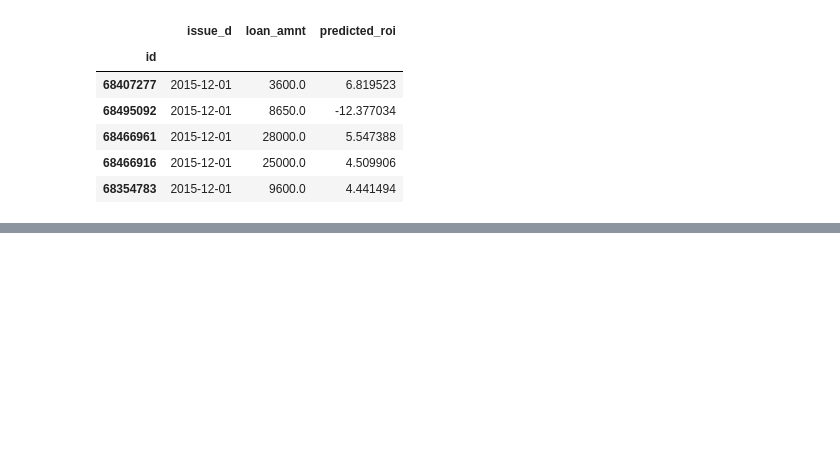
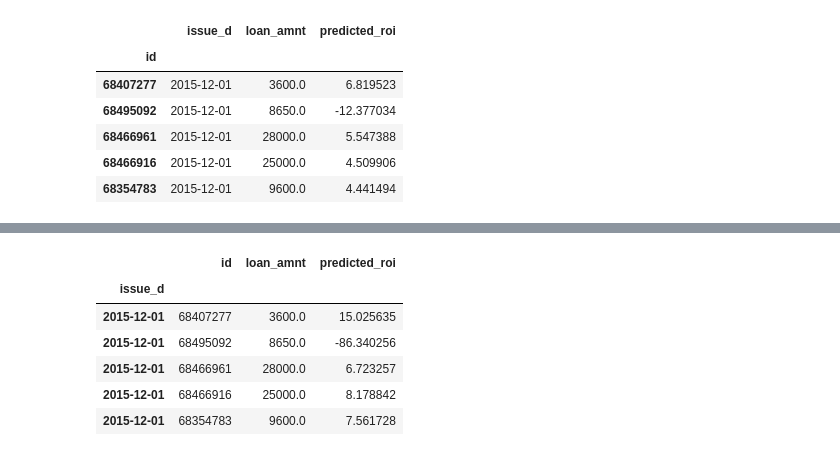
Before and after one commit to Booleans/consumer-loan-investment-strategy-simulator, a Jupyter notebook: AWS-portfolio-simulation.ipynb, the cells around one changed output, grey strips where cells are left out. Drawn from its saved outputs; the diff is of its cells as text; code cells hidden in the pictures; blank space fills up the shorter version.

```diff
--- a/AWS-portfolio-simulation.ipynb
+++ b/AWS-portfolio-simulation.ipynb
@@ -446,0 +158,13 @@ simulation_df.to_pickle('data/test_predictions_xgb.pkl.bz2', compression='bz2')
+# %%
+dt_predictions = get_predictions(fit_model, X_test)
+simulation_df = create_dataframe_for_simulation(testing_loans, dt_predictions)
+simulation_df = simulation_df.reset_index(level=0).set_index('issue_d')
+simulation_df.head()
+# %% [output]
+|  | id | loan_amnt | predicted_roi |
+| issue_d |  |  |  |
+| 2015-12-01 | 68407277 | 3600.0 | 15.025635 |
+| 2015-12-01 | 68495092 | 8650.0 | -86.340256 |
+| 2015-12-01 | 68466961 | 28000.0 | 6.723257 |
+| 2015-12-01 | 68466916 | 25000.0 | 8.178842 |
+| 2015-12-01 | 68354783 | 9600.0 | 7.561728 |
```
Also changed, not shown: parts of 57 cells of this notebook, 2 other files.
